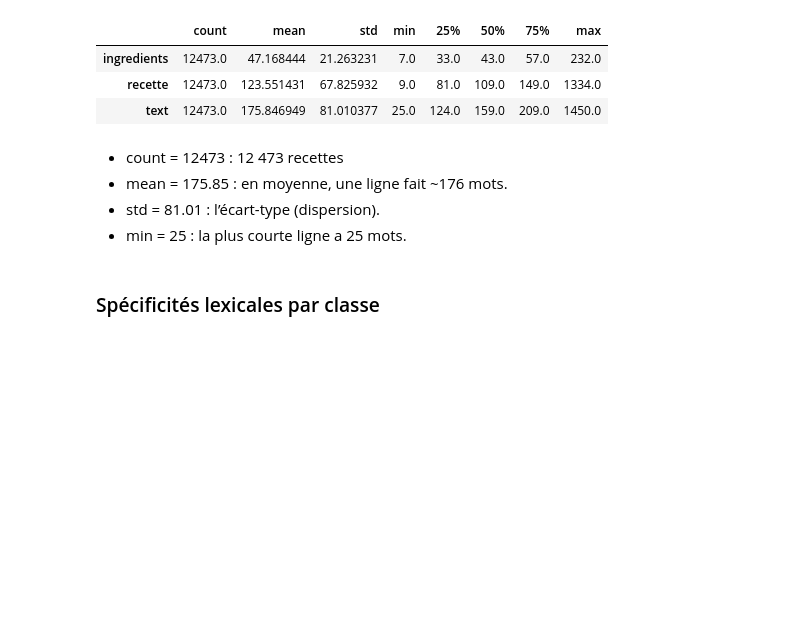
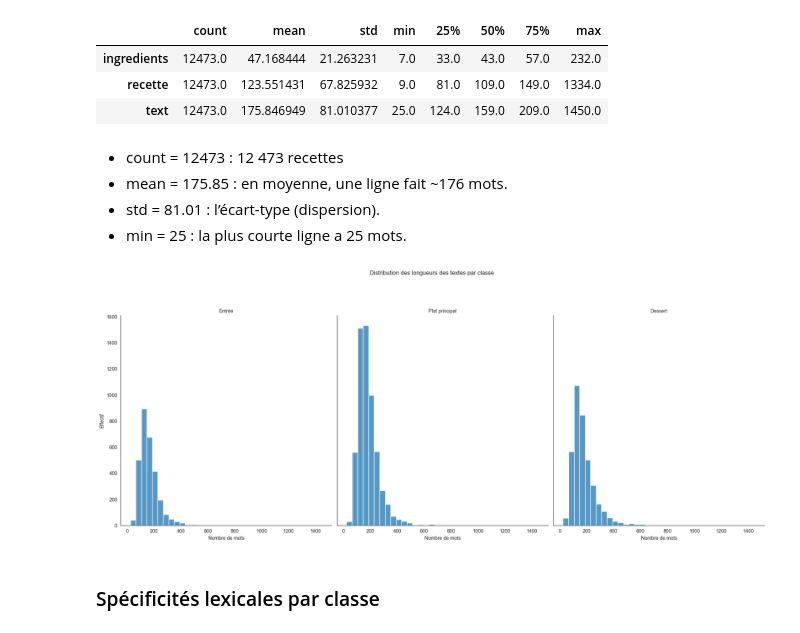
Before and after one commit to StuartGP-dev/Projet_TAL, a Jupyter notebook: src/main.ipynb, the cells around one changed output. Drawn from its saved outputs; the diff is of its cells as text; code cells hidden in the pictures; blank space fills up the shorter version.

```diff
--- a/src/main.ipynb
+++ b/src/main.ipynb
@@ -151,6 +175,29 @@ Statistiques des longueurs (en nombre de mots) :
 - mean = 175.85 : en moyenne, une ligne fait ~176 mots.
 - std = 81.01 : l’écart-type (dispersion).
 - min = 25 : la plus courte ligne a 25 mots.
+# %%
+train["text_len_words"] = train["text"].fillna("").str.split().apply(len)
+
+g = sns.displot(
+    data=train,
+    x="text_len_words",
+    col="type",
+    col_order=["Entrée", "Plat principal", "Dessert"],
+    col_wrap=3,
+    bins=35,
+    height=8,
+    aspect=0.8
+)
+
+g.set_axis_labels("Nombre de mots", "Effectif")
+g.set_titles("{col_name}")
+g.fig.subplots_adjust(top=0.82)
+g.fig.suptitle("Distribution des longueurs des textes par classe")
+
+plt.savefig("../figure/longueur_textes_hist_par_classe.png", dpi=300, bbox_inches="tight")
+plt.show()
+# %% [output]
+[figure, added]
 # %% [markdown]
 ### Spécificités lexicales par classe
 # %%
```
Also changed, not shown: parts of 30 cells of this notebook, 14 other files.
